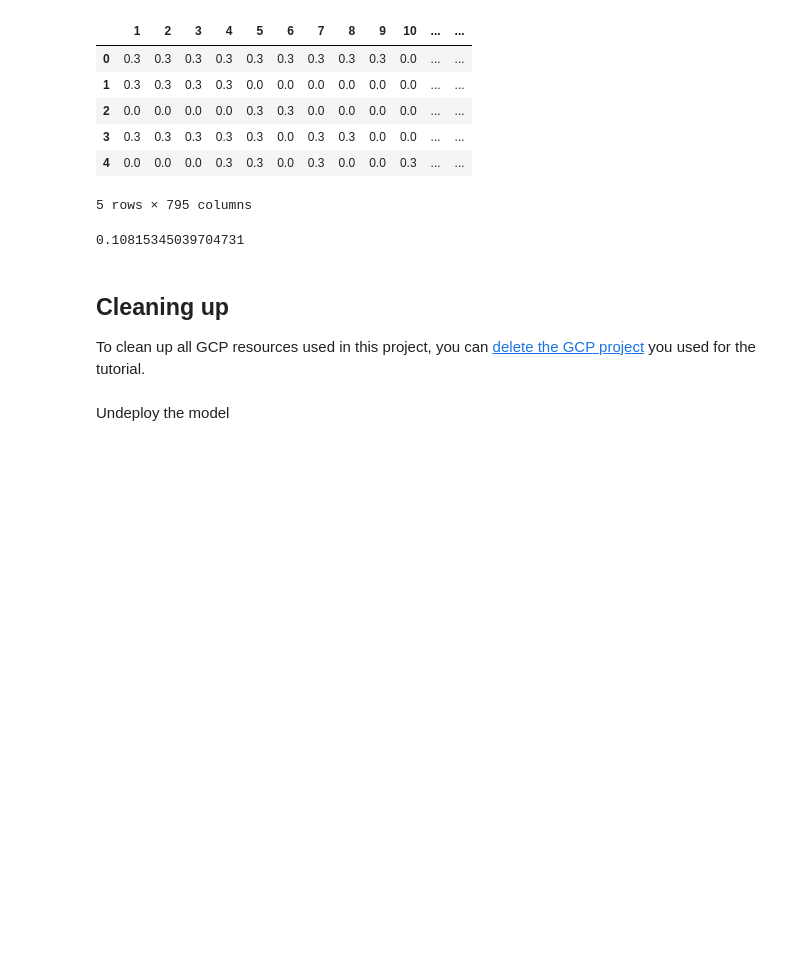
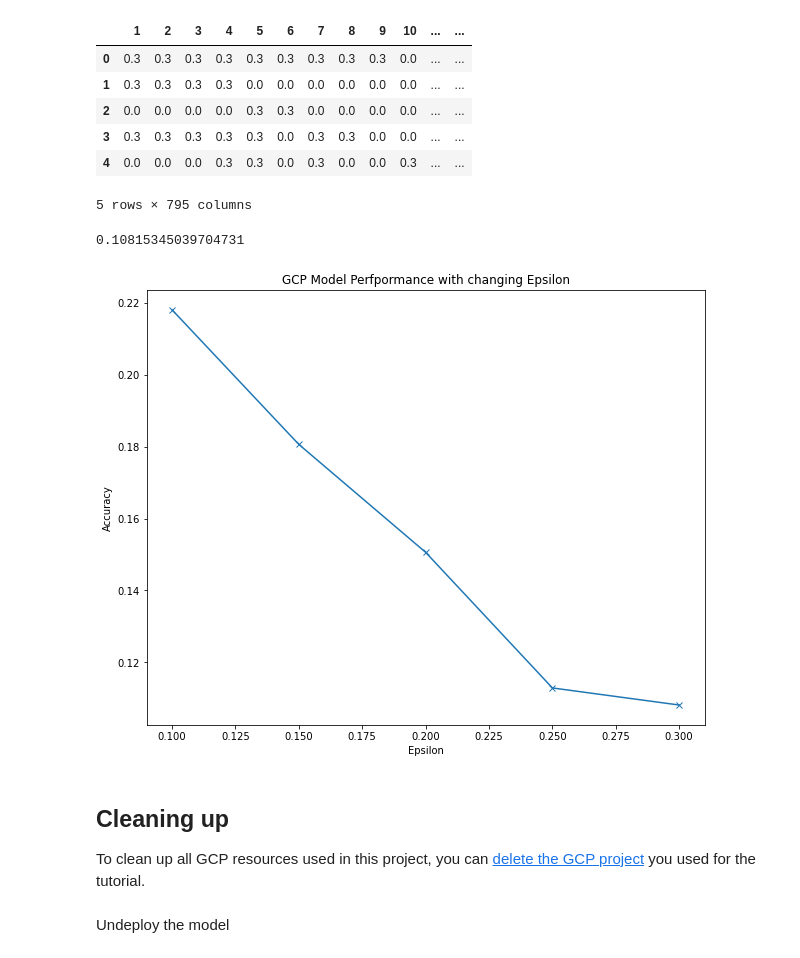
Before and after one commit to aashka-trivedi/cloud-autoai-adversarial-robustness, a Jupyter notebook: code/gcp_automl/gcp_adversarial.ipynb, the cells around one changed output. Drawn from its saved outputs; the diff is of its cells as text; code cells hidden in the pictures; blank space fills up the shorter version.

Commit message:
epsilon 1,2,2.5'

```diff
--- a/code/gcp_automl/gcp_adversarial.ipynb
+++ b/code/gcp_automl/gcp_adversarial.ipynb
@@ -796,6 +820,19 @@ adv_30 =findPredictions( adv_30_pred, 'adv_30_scored_pred.csv')
 findAcc(adv_30['true_label'], adv_30['Predicted_label'])
 # %% [output]
 0.10815345039704731
+# %%
+import matplotlib.pyplot as plt
+acc = [ 0.2180625026239651,0.18063002680965148, 0.150625026848, 0.1129037062, 0.10815345039704731]
+ep = [0.10,0.15,0.20,0.25,0.3]
+
+fig = plt.figure(figsize =(10,8))
+plt.plot(ep, acc, marker = 'x')
+plt.title("GCP Model Perfpormance with changing Epsilon")
+plt.xlabel("Epsilon")
+plt.ylabel("Accuracy")
+plt.savefig('gcp_acc_ep.png')
+# %% [output]
+[figure, added]
 # %% [markdown]
 ## **Cleaning up**
 
```
Also changed, not shown: parts of 7 cells of this notebook, 1 other file.
